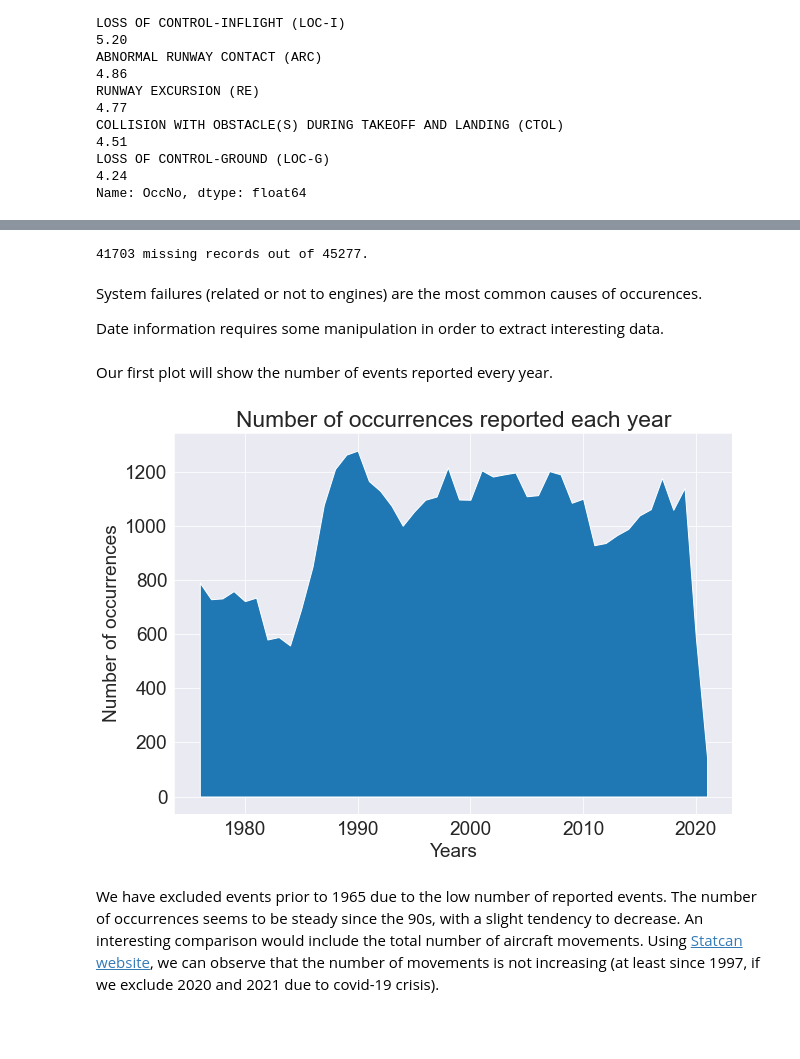
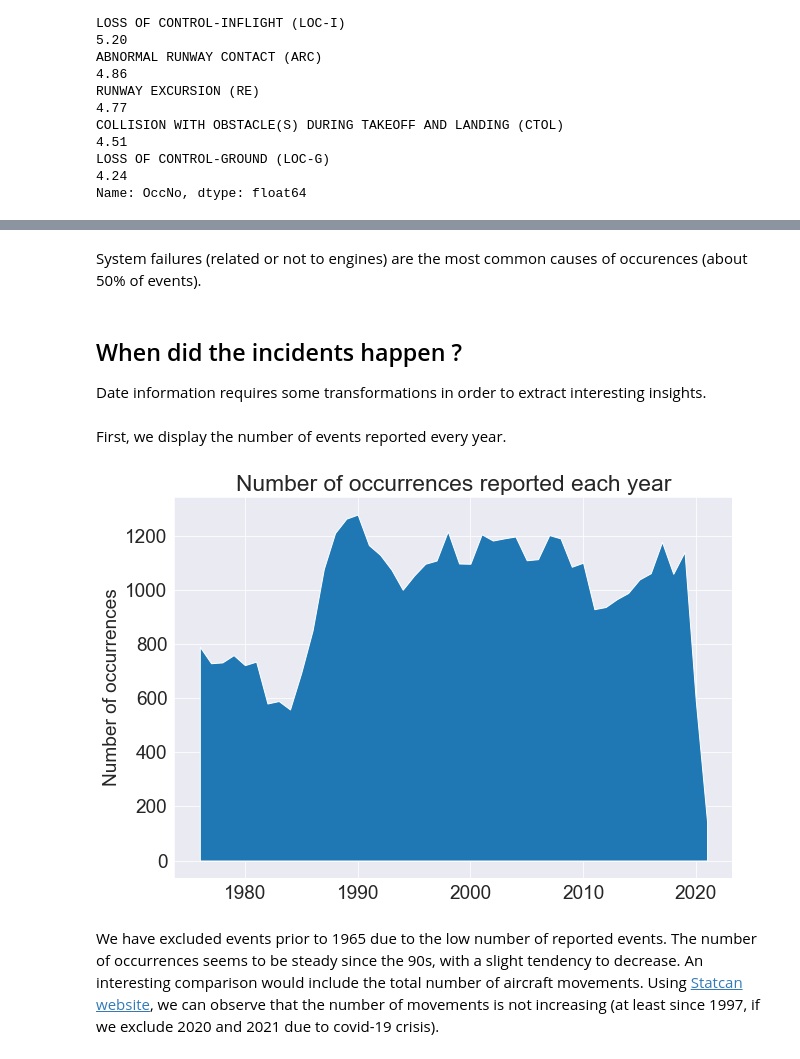
Before and after one commit to zaitrik/canadian_aviation, a Jupyter notebook: canadian_aviation.ipynb, the cells around one changed output, grey strips where cells are left out. Drawn from its saved outputs; the diff is of its cells as text; code cells hidden in the pictures; blank space fills up the shorter version.

Commit message:
still need summary, and future work, formating almost done

```diff
--- a/canadian_aviation.ipynb
+++ b/canadian_aviation.ipynb
@@ -98,12 +106,12 @@ After looking into the files, I've decided to keep the following columns/files f
 # %%
 occurence_sel_columns = ['OccNo','CountryID_DisplayEng',
-'ICAO_DisplayEng', 'OccDate', 'OccIncidentTypeID_DisplayEng', 'OccRegionID_DisplayEng', 'OccTime', 'OccTypeID_DisplayEng',
+'ICAO_DisplayEng', 'OccDate', 'OccRegionID_DisplayEng', 'OccTime', 'OccTypeID_DisplayEng',
 'TotalFatalCount','TotalSeriousCount',
 'InjuriesEnum_DisplayEng', 'LightCondID_DisplayEng','SkyCondID_DisplayEng',
 'GeneralWeatherID_DisplayEng', 'VisibilyCeiling', 'Visibility', 'WeatherPhenomenaTypeID_DisplayEng', 'Summary',
 'RunwaySurfaceID_DisplayEng', 'SurfaceContaminationID_DisplayEng','TimeZoneID_DisplayEng']
 aircraft_sel_columns = ['OccNo','AircraftTypeID_DisplayEng', 'AircraftMakeID_DisplayEng',
-'OperatorTypeID_DisplayEng', 'YearOfManuf','DamageLevelID_DisplayEng', 'FlightPlanTypeID_DisplayEng','OperationTypeID_DisplayEng', 'AircraftModelID_DisplayEng', 'OrganizationID_DisplayEng']
+'OperatorTypeID_DisplayEng', 'YearOfManuf','DamageLevelID_DisplayEng', 'FlightPlanTypeID_DisplayEng', 'AircraftModelID_DisplayEng', 'OrganizationID_DisplayEng']
 survivability_sel_columns = ['OccNo', 'SurvivableEnum_DisplayEng', 'AircraftEvacTime', 'EvacEgressIssueEnum_DisplayEng', 'SurvEquiID_DisplayEng', 'EquipEffReasonID_DisplayEng', 'EquipEffectiveEnum_DisplayEng','EquipInfluenceEnum_DisplayEng', 'EvacHamperedID_DisplayEng']
 events_phases_sel_columns=['OccNo','PhaseID_DisplayEng']
 injuries_sel_columns=['OccNo'] # place holder for future work
@@ -217,29 +224,26 @@ Note that the incident category data is missing in most of the records:
-# %%
-print(occurence_df_full['ICAO_DisplayEng'].isna().sum(),'missing records out of {}.'.format(total_count))
-# %% [output]
-41703 missing records out of 45277.
 # %% [markdown]
-System failures (related or not to engines) are the most common causes of occurences.
-
-Date information requires some manipulation in order to extract interesting data.
+System failures (related or not to engines) are the most common causes of occurences (about 50% of events).
+# %% [markdown]
+## When did the incidents happen ?
+Date information requires some transformations in order to extract interesting insights.
 # %%
 occurence_df['OccDate'] = pd.to_datetime(occurence_df['OccDate'])
 occurence_df['OccYear'] = occurence_df['OccDate'].dt.year
 occurence_df['OccMonth'] = occurence_df['OccDate'].dt.month
 occurence_df['OccWeekday'] = occurence_df['OccDate'].dt.weekday
 # %% [markdown]
-Our first plot will show the number of events reported every year.
+First, we display the number of events reported every year.
 # %%
 matplotlib.rcParams['figure.figsize'] = (10, 7)
 column = 'OccYear'
 data = occurence_df[occurence_df[column]>1965].dropna(subset=[column])
 data2= data.groupby(column)['OccNo'].count()
 plt.fill_between(data2.index, data2.values);
-plt.xlabel('Years');
+plt.xlabel('');
 plt.ylabel('Number of occurrences');
 plt.title('Number of occurrences reported each year');
 # %% [output]
-[figure, old version]
+[figure, new version]
 # %% [markdown]
 We have excluded events prior to 1965 due to the low number of reported events. The number of occurrences seems to be steady since the 90s, with a slight tendency to decrease. An interesting comparison would include the total number of aircraft movements. Using [Statcan website](https://www150.statcan.gc.ca/t1/tbl1/en/tv.action?pid=2310000201&pickMembers%5B0%5D=2.1&pickMembers%5B1%5D=4.2&cubeTimeFrame.startMonth=01&cubeTimeFrame.startYear=1997&cubeTimeFrame.endMonth=04&cubeTimeFrame.endYear=2021&referencePeriods=19970101%2C20210401), we can observe that the number of movements is not increasing (at least since 1997, if we exclude 2020 and 2021 due to covid-19 crisis).
 # %%
```
Also changed, not shown: parts of 75 cells of this notebook.
